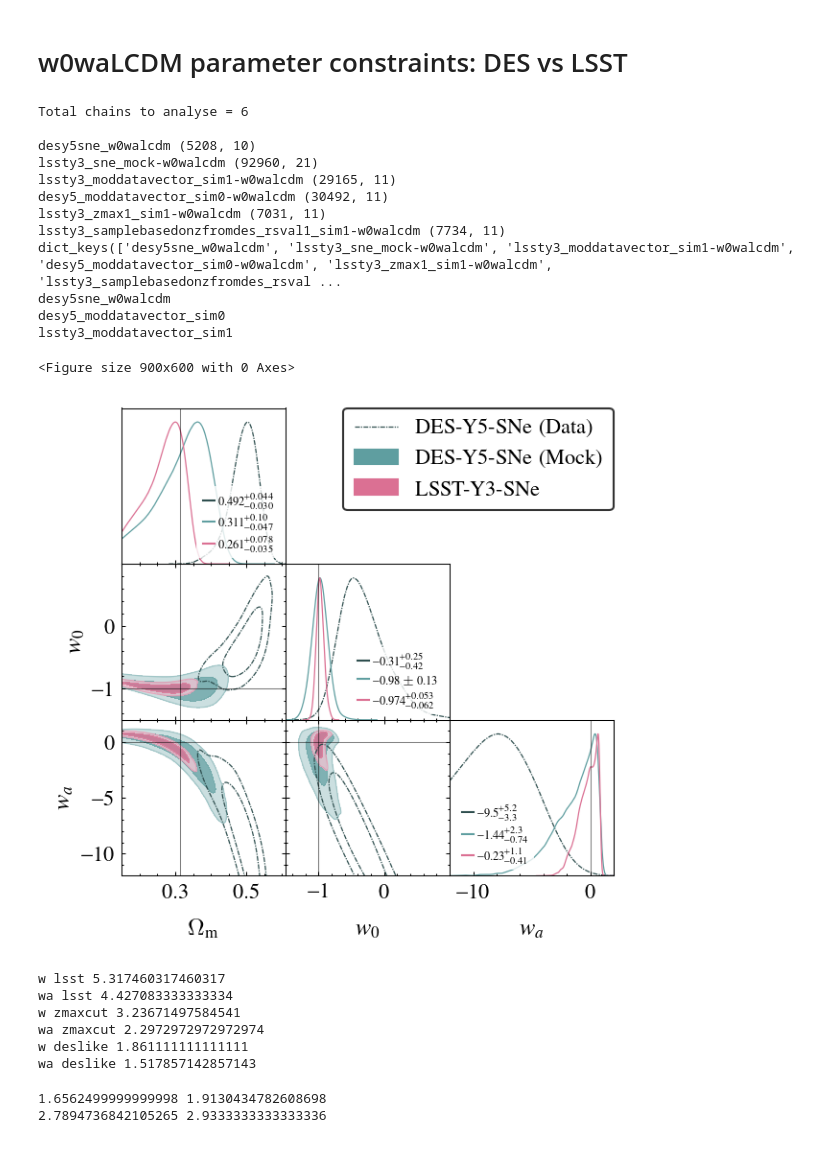
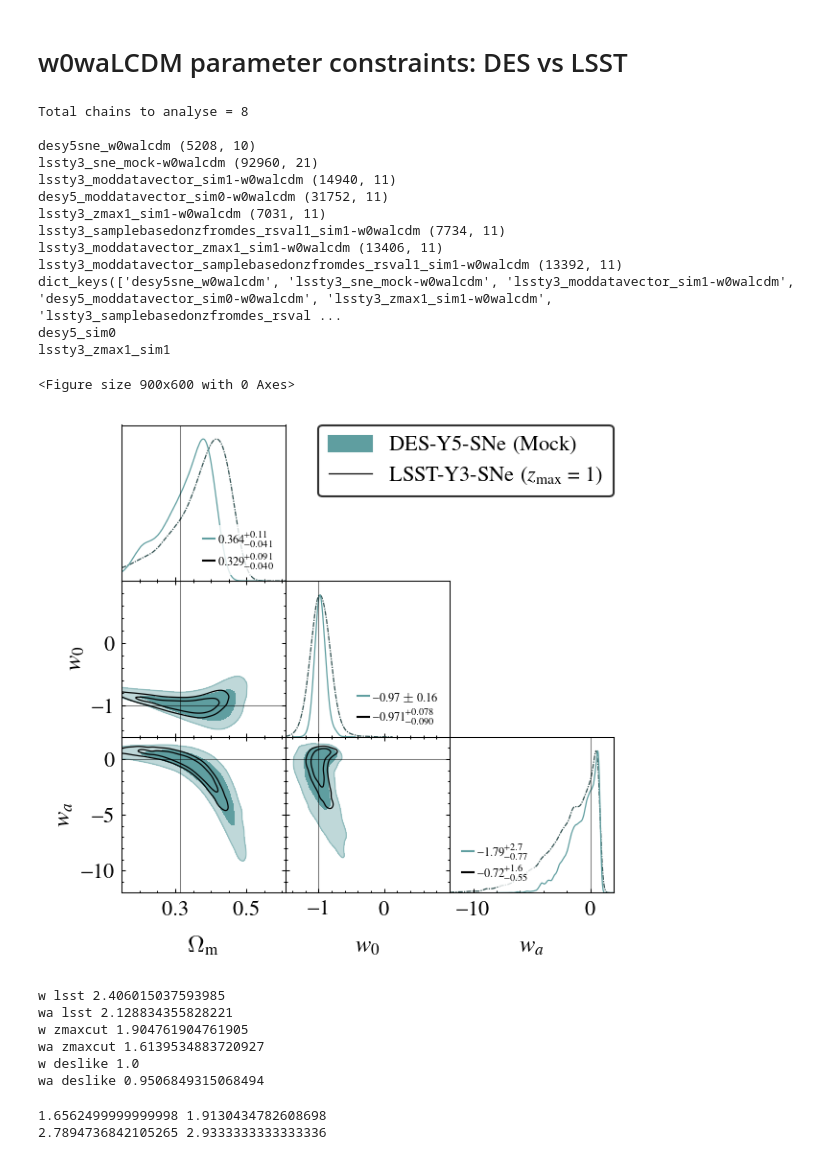
Before and after one commit to sriniraghunathan/CMB_BAO_SNe_likelihoods, a Jupyter notebook: analyse_chains_for_paper.ipynb, the cells around one changed output. Saved outputs shown, nothing was run; the diff lists cells and outputs as text; code cells hidden in the pictures.

```diff
--- a/analyse_chains_for_paper.ipynb
+++ b/analyse_chains_for_paper.ipynb
@@ -310,7 +310,8 @@ if (1): #check multiple LSST datasets
     chain_fdlist.extend(['%s/desy5_moddatavector_sim0-%s' %(other_mcmc_fd, which_cosmo)])
     chain_fdlist.extend(['%s/lssty3_zmax1_sim1-%s' %(other_mcmc_fd, which_cosmo)])
     chain_fdlist.extend(['%s/lssty3_samplebasedonzfromdes_rsval1_sim1-%s' %(other_mcmc_fd, which_cosmo)])
-#     chain_fdlist.extend(['%s/lssty3_samplebasedonzfromdes_rsval2_sim1-%s' %(other_mcmc_fd, which_cosmo)])
+    chain_fdlist.extend(['%s/lssty3_moddatavector_zmax1_sim1-%s' %(other_mcmc_fd, which_cosmo)])
+    chain_fdlist.extend(['%s/lssty3_moddatavector_samplebasedonzfromdes_rsval1_sim1-%s' %(other_mcmc_fd, which_cosmo)])
 #     chain_fdlist.extend(['%s/lssty3_samplebasedonzfromdes_rsval3_sim1-%s' %(other_mcmc_fd, which_cosmo)])
 #     chain_fdlist.extend(['%s/lssty3_samplebasedonzfromdes_rsval4_sim1-%s' %(other_mcmc_fd, which_cosmo)])
 #     chain_fdlist.extend(['%s/lssty3_samplebasedonzfromdes_rsval5_sim1-%s' %(other_mcmc_fd, which_cosmo)])
@@ -396,16 +397,22 @@ if (0):
     color_arr = ['cadetblue', 'palevioletred', 'black', 'navy', 'royalblue', 'green', 'orangered', 'darkred']
     filled_arr = [True, True, True, False, False, False, False, False]
 
-if (0):
+if (1):
     chains_to_plot = [
-                      'desy5sne_%s' %(which_cosmo),
-                      'lssty3_sne_mock-%s' %(which_cosmo),
-                      'lssty3_zmax1_sim1-%s' %(which_cosmo),
-                      'lssty3_samplebasedonzfromdes_rsval2_sim1-%s' %(which_cosmo),
+                      #'desy5sne_%s' %(which_cosmo),
+                      'desy5_moddatavector_sim0-%s' %(which_cosmo),
+                      ###'lssty3_sne_mock-%s' %(which_cosmo),
+                      #'lssty3_zmax1_sim1-%s' %(which_cosmo),
+                      #'lssty3_samplebasedonzfromdes_rsval2_sim1-%s' %(which_cosmo),
+                      'lssty3_moddatavector_zmax1_sim1-%s' %(which_cosmo),
+                      ###'lssty3_moddatavector_samplebasedonzfromdes_rsval1_sim1-%s' %(which_cosmo),
 
     ]
-    color_arr = ['cadetblue', 'palevioletred', 'brown', 'black']
-    filled_arr = [True, True, False, False, False, False]
+    ##color_arr = ['cadetblue', 'palevioletred', 'brown', 'black']
+    ##filled_arr = [True, True, False, False, False, False]
+    color_arr = ['cadetblue', 'black']
+    filled_arr = [True, False]
+
 
 #param_limits_dic = {'omegam': [0.1, 0.6], 'omch2': [0., 0.25], 'w': [-1.3, -0.6], 'wa': [-4, 3.]}
 ####param_limits_dic = {'omegam': [0.1, 0.6], 'w': [-1.5, 1.], 'wa': [-12, 2.]}
@@ -448,6 +455,8 @@ for chainname in chains_to_plot:
         chain_label = chain_label.replace('zmax', r'$z_{\rm max} = 1$')
     cov_mat = misc_getdist.get_param_cov_mat_from_getdist(curr_samples, params_to_plot)
     fom = 1/np.sqrt( np.linalg.det(cov_mat) )
+    if which_cosmo == 'lcdm':
+        print( chainname, fom, curr_samples.getLatex('omegam') )
 
     """
     if which_cosmo == 'w0walcdm':
@@ -489,54 +498,56 @@ show(); ###sys.exit()
 print('\n\n\n')
 def get_des_lsst_improvements(qualifier, low_err_dic, up_err_dic):
     for p in low_err_dic:
         low_err, up_err = low_err_dic[p], up_err_dic[p]
         if p == 'w':
-            low_err_des, up_err_des = 0.42, 0.25
+            #low_err_des, up_err_des = 0.42, 0.25
+            low_err_des, up_err_des = 0.16, 0.16
         elif p == 'wa':
-            low_err_des, up_err_des = 5.2, 3.3
+            low_err_des, up_err_des = 0.77, 2.7
 
         mean_err = (low_err+up_err)/2
         mean_err_des = (low_err_des+up_err_des)/2
         #print( p, mean_err, mean_err_des, mean_err_des/mean_err )
         #print( p, qualifier, mean_err, mean_err_des, mean_err_des/mean_err )
         print( p, qualifier, mean_err_des/mean_err )
     return
 
 #lsst
-low_err_dic = {'w': 0.071, 'wa': 0.52}
-up_err_dic = {'w': 0.055, 'wa': 1.4}
+low_err_dic = {'w': 0.061, 'wa': 0.43}
+up_err_dic = {'w': 0.072, 'wa': 1.2}
 get_des_lsst_improvements('lsst', low_err_dic, up_err_dic)
 
 #zmax cut
-low_err_dic = {'w': 0.13, 'wa': 1.4}
-up_err_dic = {'w': 0.077, 'wa': 2.3}
+###low_err_dic = {'w': 0.13, 'wa': 1.4}; up_err_dic = {'w': 0.077, 'wa': 2.3}
+low_err_dic = {'w': 0.09, 'wa': 0.55}; up_err_dic = {'w': 0.078, 'wa': 1.6}
 get_des_lsst_improvements('zmaxcut', low_err_dic, up_err_dic)
 
 #DES-like
-low_err_dic = {'w': 0.23, 'wa': 2.2}
-up_err_dic = {'w': 0.13, 'wa': 3.4}
+###low_err_dic = {'w': 0.23, 'wa': 2.2}; up_err_dic = {'w': 0.13, 'wa': 3.4}
+low_err_dic = {'w': 0.16, 'wa': 0.85}; up_err_dic = {'w': 0.16, 'wa': 2.8}
 get_des_lsst_improvements('deslike', low_err_dic, up_err_dic)
 # %% [output]
-Total chains to analyse = 6
+Total chains to analyse = 8
 
 desy5sne_w0walcdm (5208, 10)
 lssty3_sne_mock-w0walcdm (92960, 21)
-lssty3_moddatavector_sim1-w0walcdm (29165, 11)
-desy5_moddatavector_sim0-w0walcdm (30492, 11)
+lssty3_moddatavector_sim1-w0walcdm (14940, 11)
+desy5_moddatavector_sim0-w0walcdm (31752, 11)
 lssty3_zmax1_sim1-w0walcdm (7031, 11)
 lssty3_samplebasedonzfromdes_rsval1_sim1-w0walcdm (7734, 11)
+lssty3_moddatavector_zmax1_sim1-w0walcdm (13406, 11)
+lssty3_moddatavector_samplebasedonzfromdes_rsval1_sim1-w0walcdm (13392, 11)
 dict_keys(['desy5sne_w0walcdm', 'lssty3_sne_mock-w0walcdm', 'lssty3_moddatavector_sim1-w0walcdm', 'desy5_moddatavector_sim0-w0walcdm', 'lssty3_zmax1_sim1-w0walcdm', 'lssty3_samplebasedonzfromdes_rsval ...
-desy5sne_w0walcdm
-desy5_moddatavector_sim0
-lssty3_moddatavector_sim1
+desy5_sim0
+lssty3_zmax1_sim1
 <Figure size 900x600 with 0 Axes>
-[figure, old version]
+[figure, new version]
-w lsst 5.317460317460317
-wa lsst 4.427083333333334
-w zmaxcut 3.23671497584541
-wa zmaxcut 2.2972972972972974
-w deslike 1.861111111111111
-wa deslike 1.517857142857143
+w lsst 2.406015037593985
+wa lsst 2.128834355828221
+w zmaxcut 1.904761904761905
+wa zmaxcut 1.6139534883720927
+w deslike 1.0
+wa deslike 0.9506849315068494
 # %%
 print( 5.3/3.2, 4.4/2.3 )
 print( 5.3/1.9, 4.4/1.5 )
```
Also changed, not shown: 3 other files.
